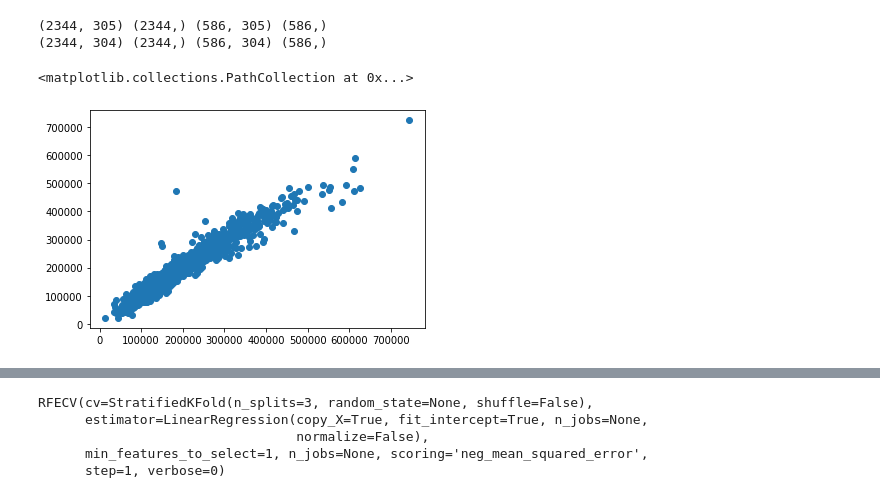
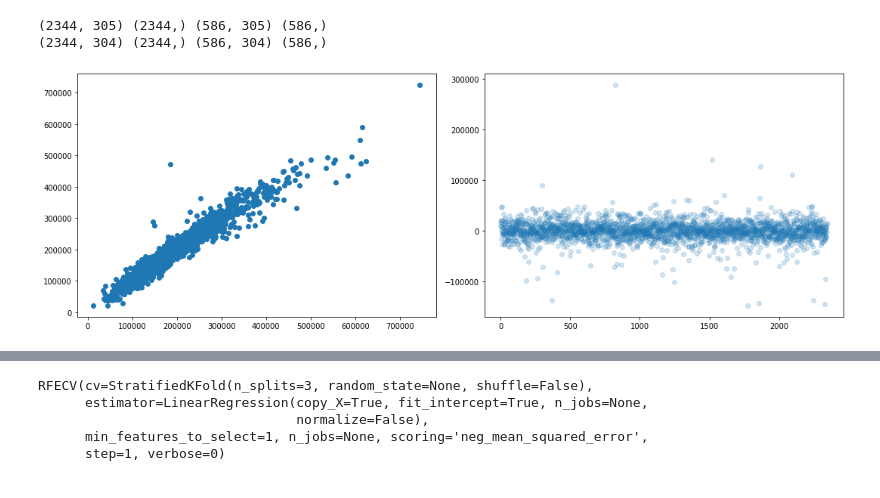
Before and after one commit to scottkds/Ames_Houses, a Jupyter notebook: Ames_House_Prices.ipynb, the cells around one changed output, grey strips where cells are left out. Cells and saved outputs as stored; diff of their text form; code cells hidden in the pictures.

```diff
--- a/Ames_House_Prices.ipynb
+++ b/Ames_House_Prices.ipynb
@@ -119,10 +137,15 @@ print(X_train.shape, y_train.shape, X_test.shape, y_test.shape)
 # %%
 # Create a basic pipeline or StandardScaler and LinearRegression
 pipe = make_pipeline(StandardScaler(), LinearRegression())
-# %%
-pipe.fit(X_train, y_train)
-y_predict = pipe.predict(X_train)
-plt.scatter(y_train, y_predict)
-# %% [output]
-<matplotlib.collections.PathCollection at 0x...>
-[figure, removed]
+# %%
+pipe.fit(X_train, y_train)
+y_predict = pipe.predict(X_train)
+plt.figure(figsize=(15,5))
+plt.subplot(1, 2, 1)
+plt.scatter(y_train, y_predict)
+plt.subplot(1, 2, 2)
+plt.scatter(np.arange(0, len(y_train)), y_predict - y_train, alpha=0.2)
+plt.tight_layout()
+plt.show()
+# %% [output]
+[figure, added]
```
Also changed, not shown: parts of 6 cells of this notebook.
